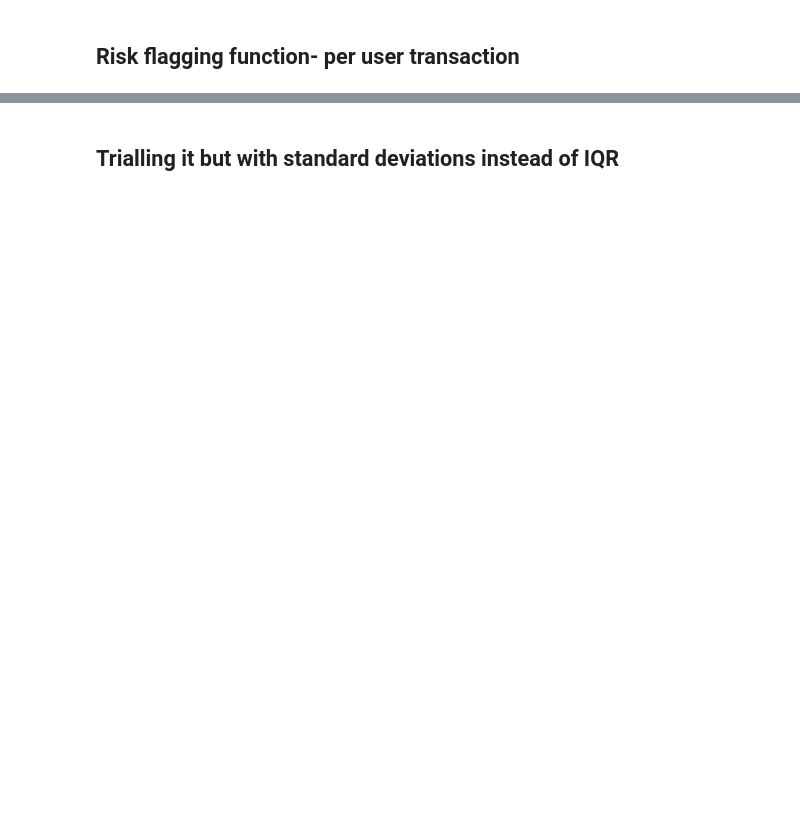
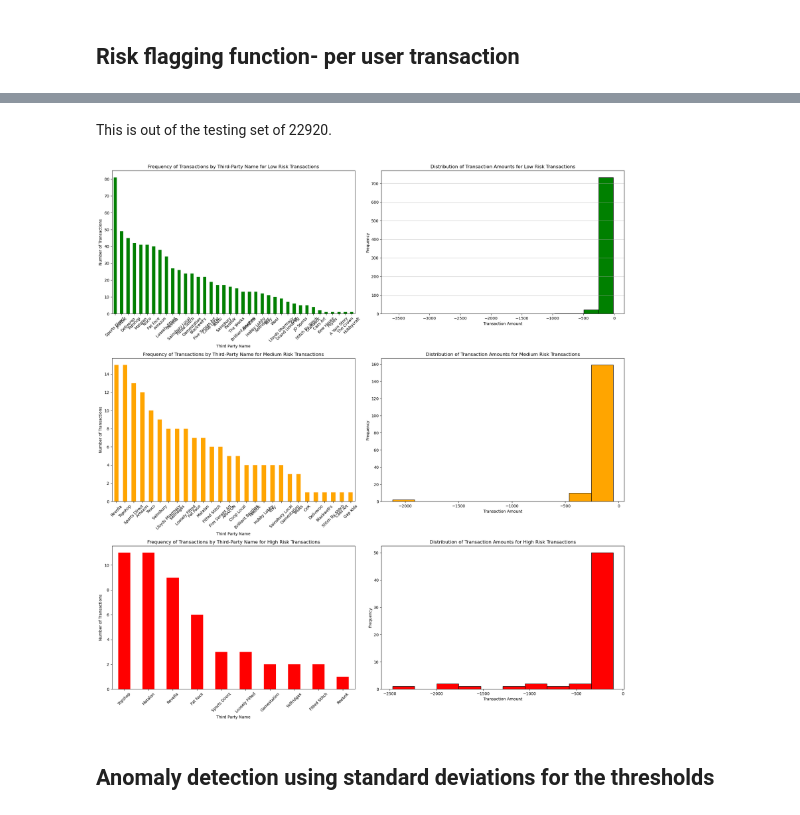
Before and after one commit to UoB-DSMP-2023-24/dsmp-2024-group27, a Jupyter notebook: AnomalyDetection/AnomalyDetection-Dataset2-iteratation.ipynb, the cells around one changed output, grey strips where cells are left out. Cells and saved outputs as stored; diff of their text form; code cells hidden in the pictures; blank space fills up the shorter version.

```diff
--- a/AnomalyDetection/AnomalyDetection-Dataset2-iteratation.ipynb
+++ b/AnomalyDetection/AnomalyDetection-Dataset2-iteratation.ipynb
@@ -455,5 +612,61 @@ filtered_df
+# %% [markdown]
+This is out of the testing set of 22920.
+# %%
+import matplotlib.pyplot as plt
+
+# Create figure and subplots
+fig, axs = plt.subplots(3, 2, figsize=(19, 20))
+
+# Third-Party Name Frequency Visualization for Low Risk Transactions
+third_party_counts = low_risk_transactions['Third Party Name'].value_counts()
+third_party_counts.plot(kind='bar', ax=axs[0, 0], color='green')
+axs[0, 0].set_title('Frequency of Transactions by Third-Party Name for Low Risk Transactions')
+axs[0, 0].set_xlabel('Third Party Name')
+axs[0, 0].set_ylabel('Number of Transactions')
+axs[0, 0].tick_params(axis='x', rotation=45)
+
+# Histogram for Transaction Amounts for Low Risk Transactions
+axs[0, 1].hist(low_risk_transactions['Amount'], bins=15, color='green', edgecolor='black')
+axs[0, 1].set_title('Distribution of Transaction Amounts for Low Risk Transactions')
+axs[0, 1].set_xlabel('Transaction Amount')
+axs[0, 1].set_ylabel('Frequency')
+axs[0, 1].grid(axis='y', alpha=0.75)
+
+# Third-Party Name Frequency Visualization for Medium Risk Transactions
+medium_third_party_counts = medium_risk_transactions['Third Party Name'].value_counts()
+medium_third_party_counts.plot(kind='bar', ax=axs[1, 0], color='orange')
+axs[1, 0].set_title('Frequency of Transactions by Third-Party Name for Medium Risk Transactions')
+axs[1, 0].set_xlabel('Third Party Name')
+axs[1, 0].set_ylabel('Number of Transactions')
+axs[1, 0].tick_params(axis='x', rotation=45)
+
+# Histogram for Transaction Amounts for Medium Risk Transactions
+axs[1, 1].hist(medium_risk_transactions['Amount'], bins=10, color='orange', edgecolor='black')
+axs[1, 1].set_title('Distribution of Transaction Amounts for Medium Risk Transactions')
+axs[1, 1].set_xlabel('Transaction Amount')
+axs[1, 1].set_ylabel('Frequency')
+
+# Third-Party Name Frequency Visualization for High Risk Transactions
+high_third_party_counts = high_risk_transactions['Third Party Name'].value_counts()
+high_third_party_counts.plot(kind='bar', ax=axs[2, 0], color='red')
+axs[2, 0].set_title('Frequency of Transactions by Third-Party Name for High Risk Transactions')
+axs[2, 0].set_xlabel('Third Party Name')
+axs[2, 0].set_ylabel('Number of Transactions')
+axs[2, 0].tick_params(axis='x', rotation=45)
+
+# Histogram for Transaction Amounts for High Risk Transactions
+axs[2, 1].hist(high_risk_transactions['Amount'], bins=10, color='red', edgecolor='black')
+axs[2, 1].set_title('Distribution of Transaction Amounts for High Risk Transactions')
+axs[2, 1].set_xlabel('Transaction Amount')
+axs[2, 1].set_ylabel('Frequency')
+
+# Adjust layout
+plt.tight_layout()
+plt.show()
+# %% [output]
+[figure, added]
 # %% [markdown]
-## Trialling it but with standard deviations instead of IQR
+## Anomaly detection using standard deviations for the thresholds
 # %%
 # Calculate the mean and std for each account
 mean_std = expenditures_training_df.groupby('Account No')['Amount'].agg(['mean', 'std'])
```
Also changed, not shown: parts of 33 cells of this notebook.
